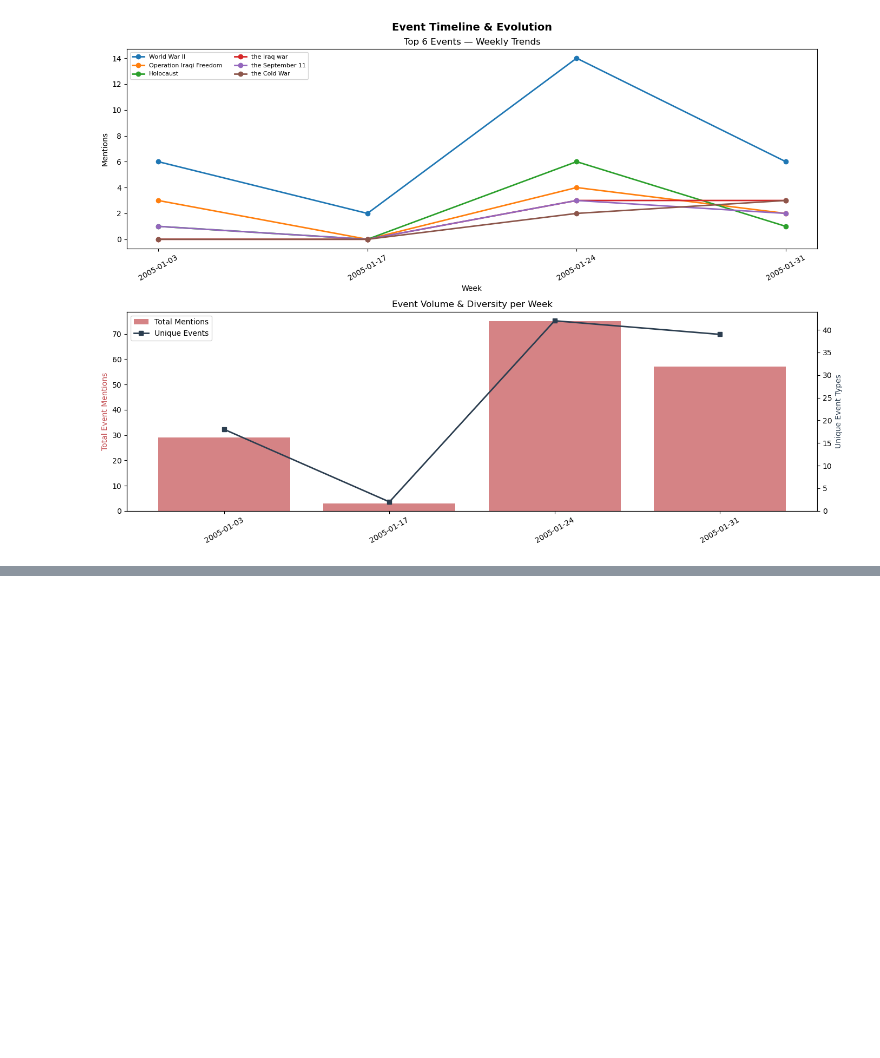
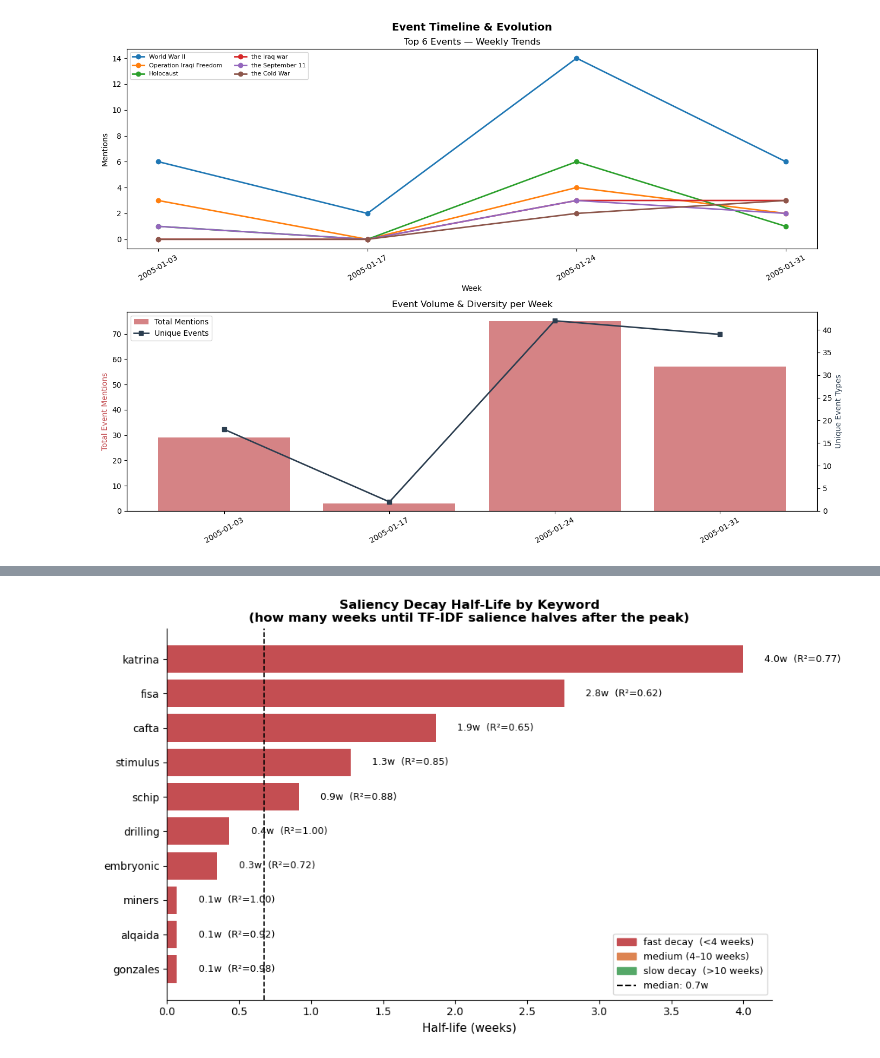
Before and after one commit to macdeath-AA/congressional-records-events-saliency, a Jupyter notebook: code/analysis.ipynb, the cells around one changed output, grey strips where cells are left out. Saved outputs shown, nothing was run; the diff lists cells and outputs as text; code cells hidden in the pictures; blank space fills up the shorter version.

```diff
--- a/code/analysis.ipynb
+++ b/code/analysis.ipynb
@@ -991,0 +1139,38 @@ plt.show()
+# %%
+# half-life comparison bar chart — shorter = faster decay
+sortedKws = sorted(decayResults, key=lambda k: decayResults[k]["halfLife"])
+halfLives  = [decayResults[k]["halfLife"] for k in sortedKws]
+r2s        = [decayResults[k]["r2"]       for k in sortedKws]
+
+# colour by speed: fast (<4w) red, medium (4-10w) orange, slow (>10w) green
+barColors = ["#C44E52" if h < 4 else "#DD8452" if h < 10 else "#55A868" for h in halfLives]
+
+fig, ax = plt.subplots(figsize=(10, 6))
+bars = ax.barh(sortedKws, halfLives, color=barColors)
+
+medHL = np.median(halfLives)
+ax.axvline(medHL, color="black", linestyle="--", linewidth=1.2,
+           label=f"median: {medHL:.1f} weeks")
+
+for bar, hl, r2 in zip(bars, halfLives, r2s):
+    ax.text(bar.get_width() + 0.15, bar.get_y() + bar.get_height() / 2,
+            f"{hl:.1f}w  (R²={r2:.2f})", va="center", fontsize=9)
+
+from matplotlib.patches import Patch
+ax.legend(handles=[
+    Patch(color="#C44E52", label="fast decay  (<4 weeks)"),
+    Patch(color="#DD8452", label="medium (4–10 weeks)"),
+    Patch(color="#55A868", label="slow decay  (>10 weeks)"),
+    plt.Line2D([0], [0], color="black", linestyle="--", label=f"median: {medHL:.1f}w"),
+], fontsize=9)
+
+ax.set_xlabel("Half-life (weeks)", fontsize=11)
+ax.set_title("Saliency Decay Half-Life by Keyword\n(how many weeks until TF-IDF salience halves after the peak)",
+             fontsize=12, fontweight="bold")
+ax.spines["top"].set_visible(False)
+ax.spines["right"].set_visible(False)
+plt.tight_layout()
+plt.savefig("../plots/saliency_decay_halflife.png", dpi=150, bbox_inches="tight")
+plt.show()
+# %% [output]
+[figure, added]
```
Also changed, not shown: parts of 14 cells of this notebook, 6 other files.
